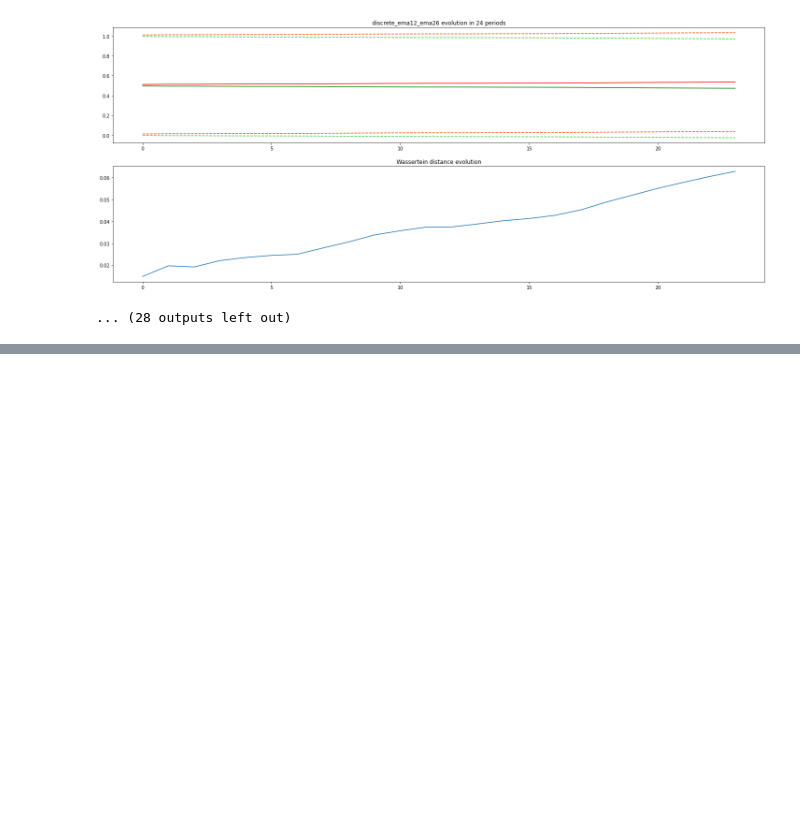
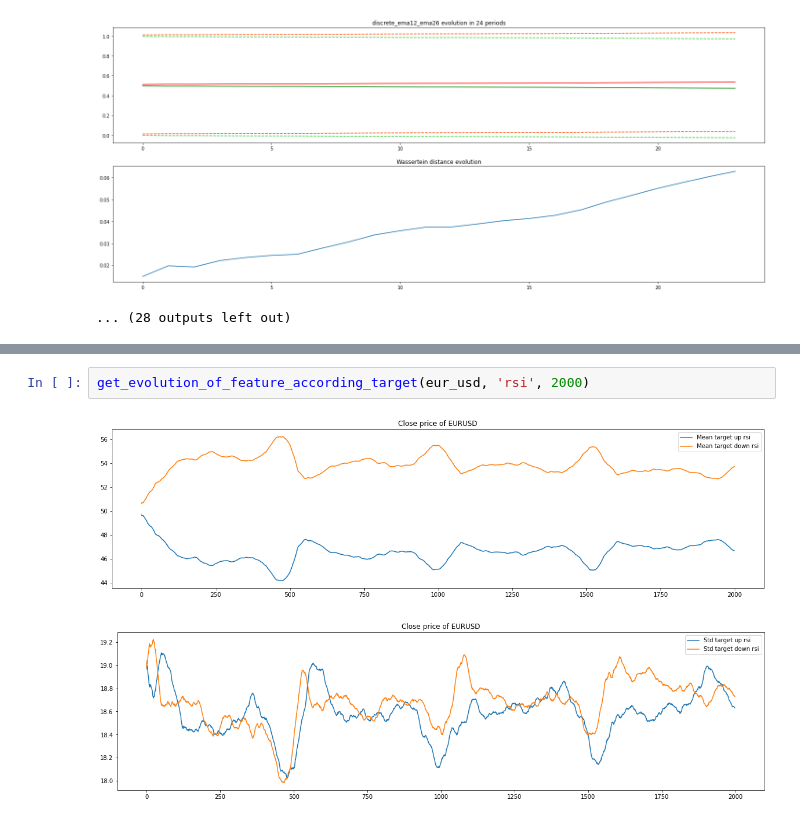
Before and after one commit to SaidJacoboDev/smart-markets, a Jupyter notebook: Chapter 1 - The data/eur_usd_analysis.ipynb, the cells around one changed output, grey strips where cells are left out. Drawn from its saved outputs; the diff is of its cells as text; blank space fills up the shorter version.

```diff
--- a/Chapter 1 - The data/eur_usd_analysis.ipynb
+++ b/Chapter 1 - The data/eur_usd_analysis.ipynb
@@ -821,0 +905,5 @@ discrete_ema12_ema26
+# %%
+get_evolution_of_feature_according_target(eur_usd, 'rsi', 2000)
+# %% [output]
+[figure, added]
+[figure, added]
```
Also changed, not shown: parts of 32 cells of this notebook, 1 other file.
